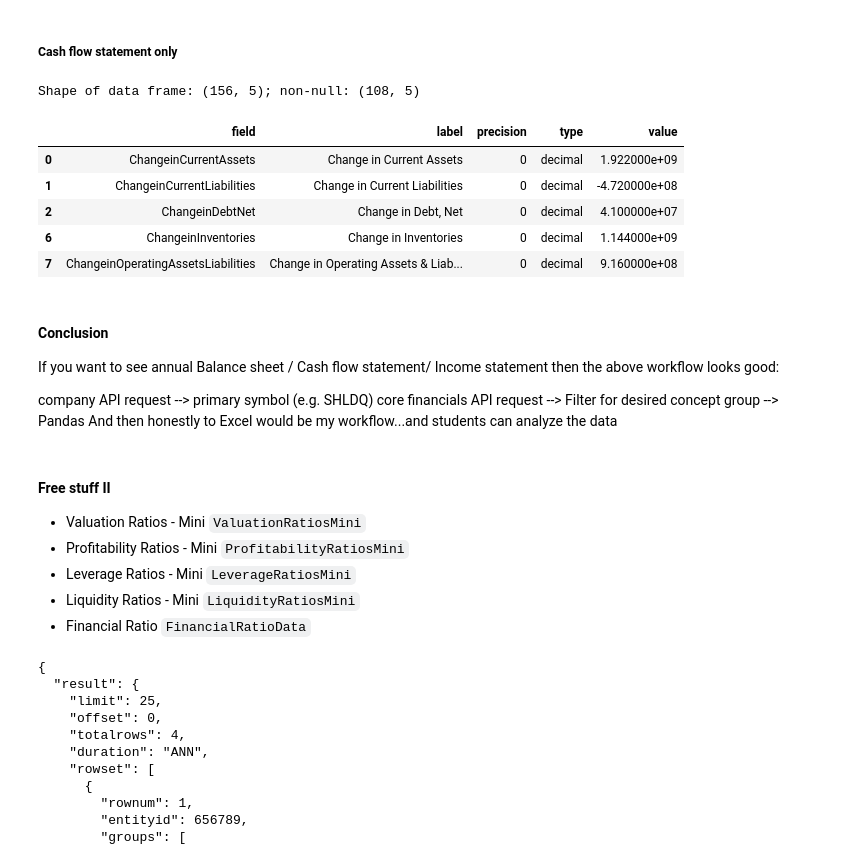
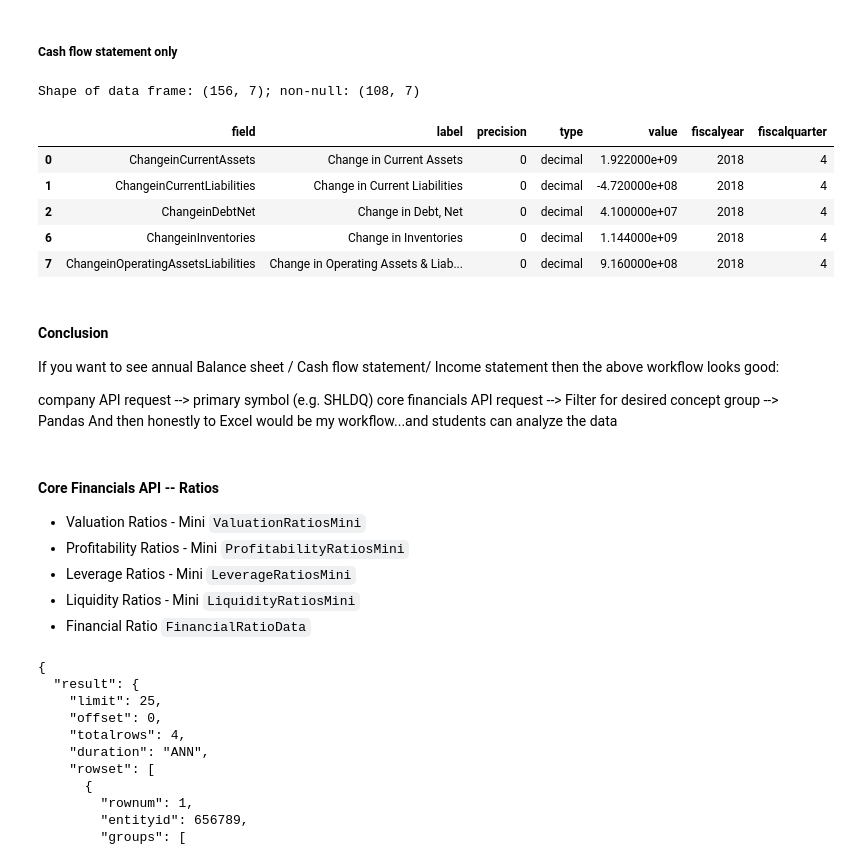
Before and after one commit to tanyaschlusser/py-kind-of-town, a Jupyter notebook: SEC_EDGAR_free.ipynb, the cells around one changed output. Saved outputs shown, nothing was run; the diff lists cells and outputs as text; code cells hidden in the pictures.

```diff
--- a/SEC_EDGAR_free.ipynb
+++ b/SEC_EDGAR_free.ipynb
@@ -796,32 +859,35 @@ Shape of data frame: (100, 5); non-null: (72, 5)
 # %%
 base_url = "http://datafied.api.edgar-online.com/v1/"
 financials_api = base_url + "corefinancials"
 
 query = dict(
     primarysymbols="SHLDQ",
     conceptgroups="CashFlowStatementConsolidated",
     appkey=apikey
 )
 
 response = requests.get(financials_api, params=query)
 dataset = response.json()
 
 cash_flow = pd.concat(
-    pd.DataFrame(groups["rowset"])
+    pd.DataFrame(groups["rowset"]).assign(
+        fiscalyear=groups["fiscalyear"],
+        fiscalquarter=groups["fiscalquarter"]
+    )
     for rowset in dataset["result"]["rowset"]
     for groups in rowset["groups"] if has_term(groups["conceptgroups"], "cash")
 )
 
 print(f"Shape of data frame: {cash_flow.shape}; non-null: {cash_flow.dropna().shape}")
 cash_flow.dropna().head()
 # %% [output]
-Shape of data frame: (156, 5); non-null: (108, 5)
+Shape of data frame: (156, 7); non-null: (108, 7)
-|  | field | label | precision | type | value |
-| 0 | ChangeinCurrentAssets | Change in Current Assets | 0 | decimal | 1.922000e+09 |
-| 1 | ChangeinCurrentLiabilities | Change in Current Liabilities | 0 | decimal | -4.720000e+08 |
-| 2 | ChangeinDebtNet | Change in Debt, Net | 0 | decimal | 4.100000e+07 |
-| 6 | ChangeinInventories | Change in Inventories | 0 | decimal | 1.144000e+09 |
-| 7 | ChangeinOperatingAssetsLiabilities | Change in Operating Assets & Liab... | 0 | decimal | 9.160000e+08 |
+|  | field | label | precision | type | value | fiscalyear | fiscalquarter |
+| 0 | ChangeinCurrentAssets | Change in Current Assets | 0 | decimal | 1.922000e+09 | 2018 | 4 |
+| 1 | ChangeinCurrentLiabilities | Change in Current Liabilities | 0 | decimal | -4.720000e+08 | 2018 | 4 |
+| 2 | ChangeinDebtNet | Change in Debt, Net | 0 | decimal | 4.100000e+07 | 2018 | 4 |
+| 6 | ChangeinInventories | Change in Inventories | 0 | decimal | 1.144000e+09 | 2018 | 4 |
+| 7 | ChangeinOperatingAssetsLiabilities | Change in Operating Assets & Liab... | 0 | decimal | 9.160000e+08 | 2018 | 4 |
 # %% [markdown]
 #### Conclusion
 
@@ -837,7 +903,7 @@ cash_flow.to_excel("sears_cash_flow.xls", index=False)
 from google.colab import files
 files.download('sears_cash_flow.xls')
 # %% [markdown]
-#### Free stuff II
+#### Core Financials API -- Ratios
 *  Valuation Ratios - Mini	`ValuationRatiosMini`
 *  Profitability Ratios - Mini	`ProfitabilityRatiosMini`
 *  Leverage Ratios - Mini	`LeverageRatiosMini`
```
Also changed, not shown: parts of 42 cells of this notebook, 2 other files.
